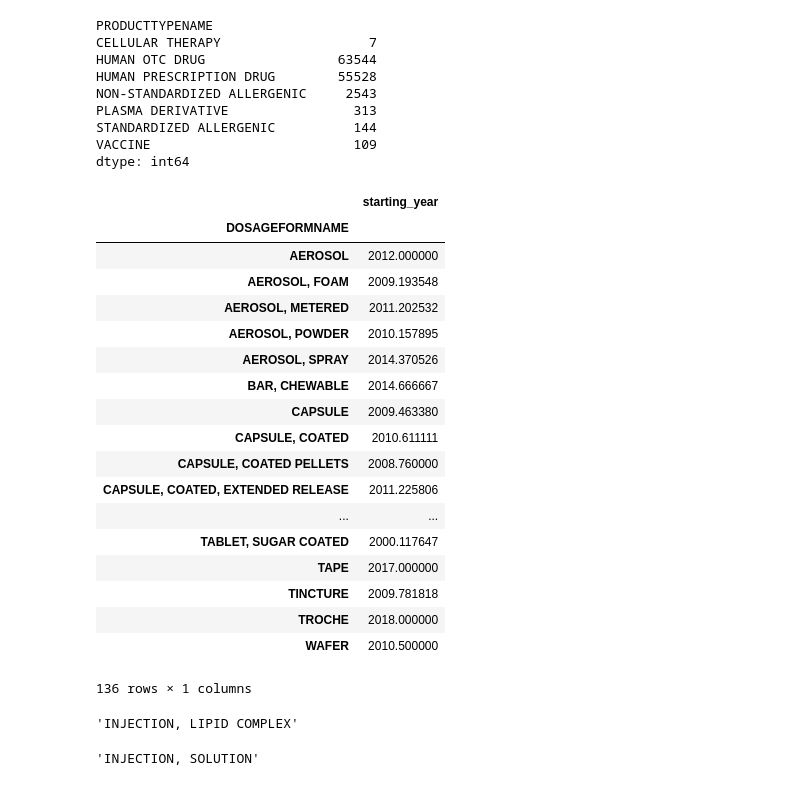
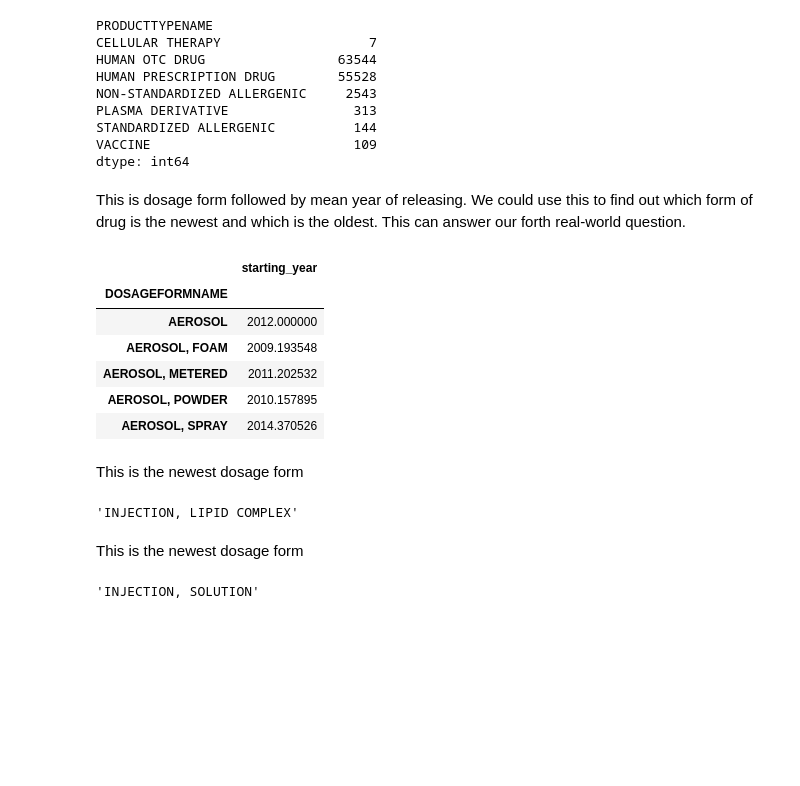
Before and after one commit to 854740262/NDC-database-analysis, a Jupyter notebook: Final_project.ipynb, the cells around one changed output. Cells and saved outputs as stored; diff of their text form; code cells hidden in the pictures; blank space fills up the shorter version.

```diff
--- a/Final_project.ipynb
+++ b/Final_project.ipynb
@@ -83,4 +101,5 @@ product
 # %%
-product['starting_year'] = product['STARTMARKETINGDATE'].dt.year
-sns.kdeplot(product['starting_year'].dropna())
+starting_year = product['STARTMARKETINGDATE'].dt.year
+product.loc[: , 'starting_year'] = starting_year
+sns.kdeplot(product['starting_year' ].dropna())
 # %% [output]
@@ -103,36 +119,28 @@ PLASMA DERIVATIVE                313
 STANDARDIZED ALLERGENIC          144
 VACCINE                          109
 dtype: int64
+# %% [markdown]
+This is dosage form followed by mean year of releasing. We could use this to find out which form of drug is the newest and which is the oldest. This can answer our forth real-world question.
 # %%
 mean_start_year = product.groupby('DOSAGEFORMNAME').mean()
-mean_start_year
+mean_start_year.head()
 # %% [output]
 |  | starting_year |
 | DOSAGEFORMNAME |  |
 | AEROSOL | 2012.000000 |
 | AEROSOL, FOAM | 2009.193548 |
 | AEROSOL, METERED | 2011.202532 |
 | AEROSOL, POWDER | 2010.157895 |
 | AEROSOL, SPRAY | 2014.370526 |
-| BAR, CHEWABLE | 2014.666667 |
-| CAPSULE | 2009.463380 |
-| CAPSULE, COATED | 2010.611111 |
-| CAPSULE, COATED PELLETS | 2008.760000 |
-| CAPSULE, COATED, EXTENDED RELEASE | 2011.225806 |
-| ... | ... |
-| TABLET, SUGAR COATED | 2000.117647 |
-| TAPE | 2017.000000 |
-| TINCTURE | 2009.781818 |
-| TROCHE | 2018.000000 |
-| WAFER | 2010.500000 |
-136 rows × 1 columns
-# %%
-# This is the newest tech
-mean_start_year['starting_year'].idxmax()
-# %% [output]
-'INJECTION, LIPID COMPLEX'
-# %%
-# This is the oldest tech
-mean_start_year['starting_year'].idxmin()
-# %% [output]
-'INJECTION, SOLUTION'
+# %% [markdown]
+This is the newest dosage form
+# %%
+mean_start_year['starting_year'].idxmax()
+# %% [output]
+'INJECTION, LIPID COMPLEX'
+# %% [markdown]
+This is the newest dosage form
+# %%
+mean_start_year['starting_year'].idxmin()
+# %% [output]
+'INJECTION, SOLUTION'
```
Also changed, not shown: parts of 45 cells of this notebook.
